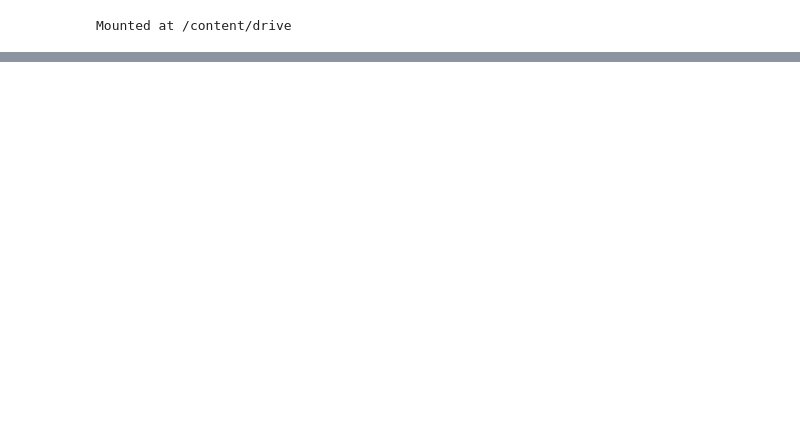
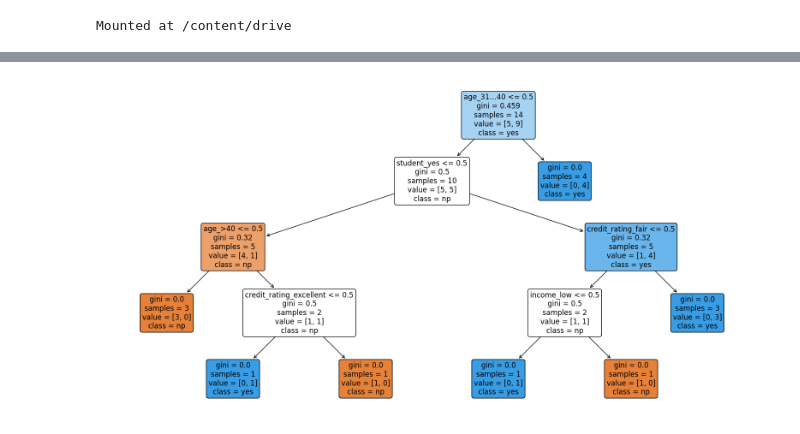
Before and after one commit to yadukul/ML-Lab, a Jupyter notebook: Lab 4.ipynb, the cells around one changed output, grey strips where cells are left out. Cells and saved outputs as stored; diff of their text form; code cells hidden in the pictures; blank space fills up the shorter version.

```diff
--- a/Lab 4.ipynb
+++ b/Lab 4.ipynb
@@ -29,0 +74,11 @@ df
+# %%
+import matplotlib.pyplot as plt
+from sklearn.tree import plot_tree
+
+# Assuming you already have the 'model' variable containing the trained DecisionTreeClassifier
+
+plt.figure(figsize=(20, 10))  # Adjust the figsize as needed
+plot_tree(model, filled=True, feature_names=X.columns, class_names=['np', 'yes'], rounded=True, fontsize=12)
+plt.show()
+# %% [output]
+[figure, added]
```
Also changed, not shown: parts of 6 cells of this notebook.
